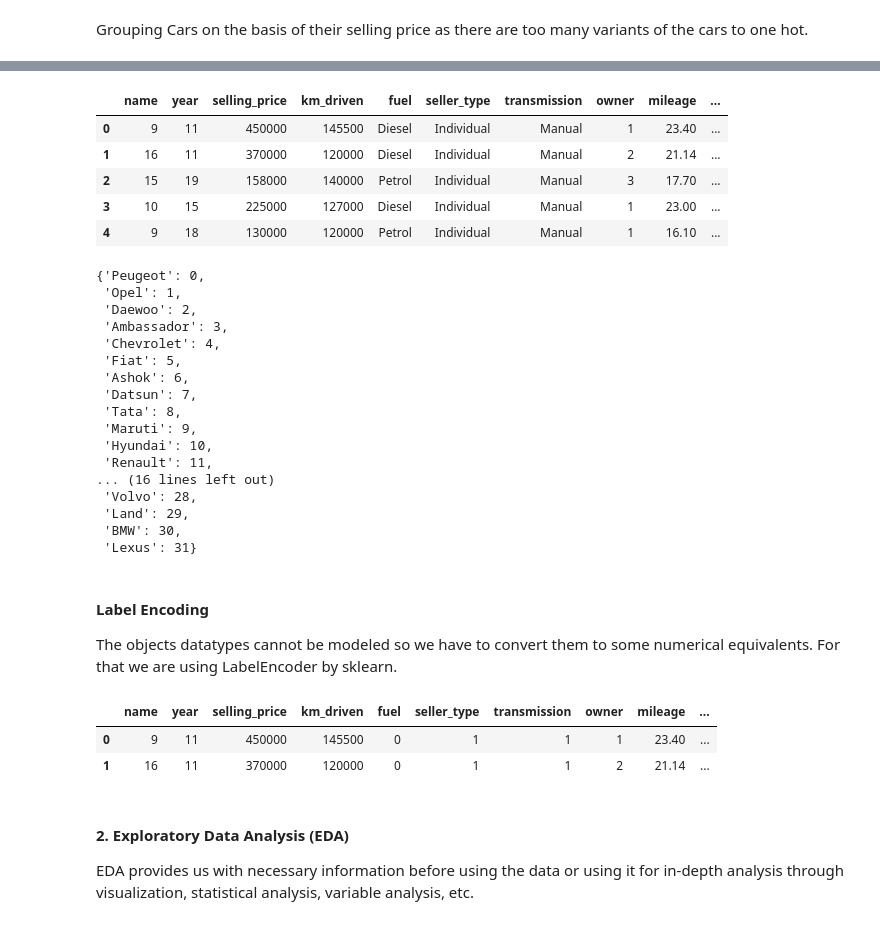
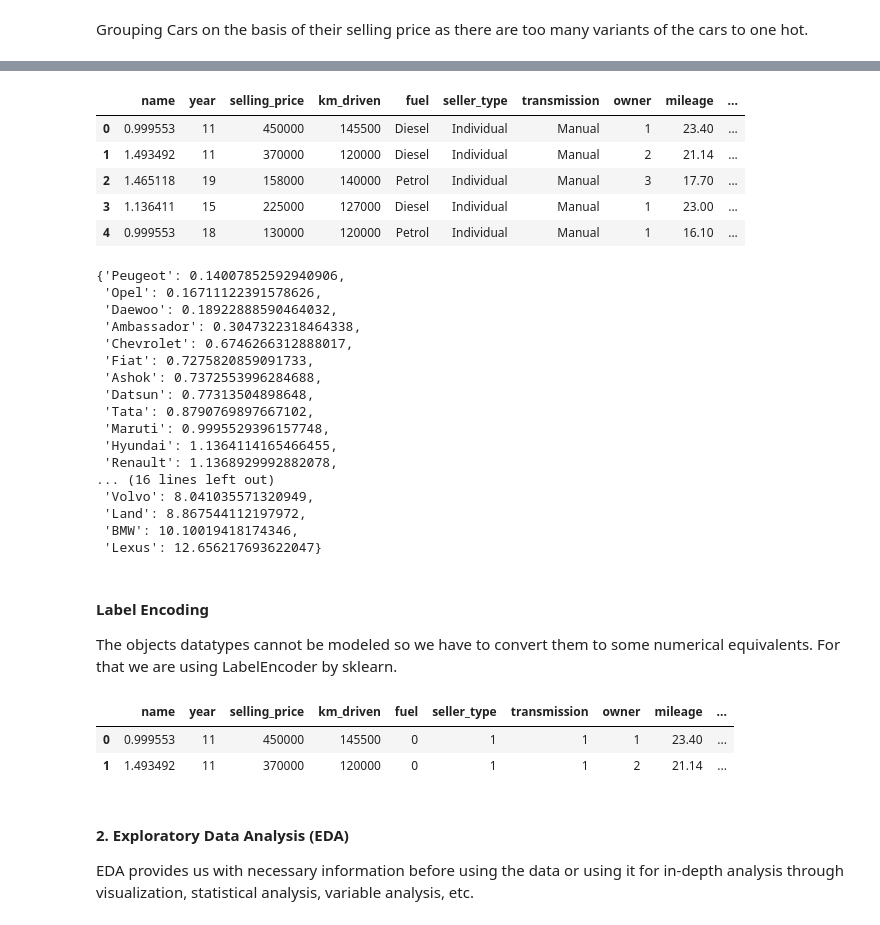
Before and after one commit to puskr99/A3-car-price, a Jupyter notebook: code/car-price-prediction.ipynb, the cells around one changed output, grey strips where cells are left out. Drawn from its saved outputs; the diff is of its cells as text; code cells hidden in the pictures.

```diff
--- a/code/car-price-prediction.ipynb
+++ b/code/car-price-prediction.ipynb
@@ -206,0 +204,8 @@ print(grouped_cars_df[:10])
+# %%
+grouped_cars_df["proportional_index"] = (grouped_cars_df["selling_price"] / grouped_cars_df["selling_price"].sum())* 100
+
+# Set the proportional index as the DataFrame index
+grouped_cars_df = grouped_cars_df.set_index("proportional_index")
+
+# Print the result
+print(grouped_cars_df.head())
@@ -207,46 +220,44 @@ print(grouped_cars_df[:10])
 # %%
-# Create a dictionary mapping car names to their index from grouped_cars_df
-name_to_index = dict(zip(grouped_cars_df['name'], grouped_cars_df.index))
+# Create a dictionary mapping car names to their weights/proportional index from grouped_cars_df
+name_to_weights = dict(zip(grouped_cars_df['name'], grouped_cars_df.index))
 
-# Replace the 'name' column in the original df with the index values
-df['name'] = df['name'].map(name_to_index)
-
-# Check the updated df
+df['name'] = df['name'].map(name_to_weights)
 df.head()
 # %% [output]
 |  | name | year | selling_price | km_driven | fuel | seller_type | transmission | owner | mileage | ... |
-| 0 | 9 | 11 | 450000 | 145500 | Diesel | Individual | Manual | 1 | 23.40 | ... |
-| 1 | 16 | 11 | 370000 | 120000 | Diesel | Individual | Manual | 2 | 21.14 | ... |
-| 2 | 15 | 19 | 158000 | 140000 | Petrol | Individual | Manual | 3 | 17.70 | ... |
-| 3 | 10 | 15 | 225000 | 127000 | Diesel | Individual | Manual | 1 | 23.00 | ... |
-| 4 | 9 | 18 | 130000 | 120000 | Petrol | Individual | Manual | 1 | 16.10 | ... |
+| 0 | 0.999553 | 11 | 450000 | 145500 | Diesel | Individual | Manual | 1 | 23.40 | ... |
+| 1 | 1.493492 | 11 | 370000 | 120000 | Diesel | Individual | Manual | 2 | 21.14 | ... |
+| 2 | 1.465118 | 19 | 158000 | 140000 | Petrol | Individual | Manual | 3 | 17.70 | ... |
+| 3 | 1.136411 | 15 | 225000 | 127000 | Diesel | Individual | Manual | 1 | 23.00 | ... |
+| 4 | 0.999553 | 18 | 130000 | 120000 | Petrol | Individual | Manual | 1 | 16.10 | ... |
 # %%
-name_to_index = dict(zip(grouped_cars_df['name'], grouped_cars_df.index))
-name_to_index
+# to map in our web app.
+name_to_weights = dict(zip(grouped_cars_df['name'], grouped_cars_df.index))
+name_to_weights
 # %% [output]
-{'Peugeot': 0,
- 'Opel': 1,
- 'Daewoo': 2,
- 'Ambassador': 3,
- 'Chevrolet': 4,
- 'Fiat': 5,
- 'Ashok': 6,
- 'Datsun': 7,
- 'Tata': 8,
- 'Maruti': 9,
- 'Hyundai': 10,
- 'Renault': 11,
+{'Peugeot': 0.14007852592940906,
+ 'Opel': 0.16711122391578626,
+ 'Daewoo': 0.18922888590464032,
+ 'Ambassador': 0.3047322318464338,
+ 'Chevrolet': 0.6746266312888017,
+ 'Fiat': 0.7275820859091733,
+ 'Ashok': 0.7372553996284688,
+ 'Datsun': 0.77313504898648,
+ 'Tata': 0.8790769897667102,
+ 'Maruti': 0.9995529396157748,
+ 'Hyundai': 1.1364114165466455,
+ 'Renault': 1.1368929992882078,
 ... (16 lines left out)
- 'Volvo': 28,
- 'Land': 29,
- 'BMW': 30,
- 'Lexus': 31}
+ 'Volvo': 8.041035571320949,
+ 'Land': 8.867544112197972,
+ 'BMW': 10.10019418174346,
+ 'Lexus': 12.656217693622047}
 # %% [markdown]
 #### Label Encoding
 
 The objects datatypes cannot be modeled so we have to convert them to some numerical equivalents. For that we are using LabelEncoder by sklearn.
 # %%
-# using label encoding for these 2 features
+# using label encoding for these 3 features
 # as they are objects and need to be a real num or a int.
 
 from sklearn.preprocessing import LabelEncoder
@@ -260,8 +271,8 @@ for feat in features:
 df.head(2)
 # %% [output]
 |  | name | year | selling_price | km_driven | fuel | seller_type | transmission | owner | mileage | ... |
-| 0 | 9 | 11 | 450000 | 145500 | 0 | 1 | 1 | 1 | 23.40 | ... |
-| 1 | 16 | 11 | 370000 | 120000 | 0 | 1 | 1 | 2 | 21.14 | ... |
+| 0 | 0.999553 | 11 | 450000 | 145500 | 0 | 1 | 1 | 1 | 23.40 | ... |
+| 1 | 1.493492 | 11 | 370000 | 120000 | 0 | 1 | 1 | 2 | 21.14 | ... |
 # %% [markdown]
 #### 2. Exploratory Data Analysis (EDA)
 EDA provides us with necessary information before using the data or using it for in-depth analysis through visualization, statistical analysis, variable analysis, etc.
```
Also changed, not shown: parts of 14 cells of this notebook, 3 other files.
